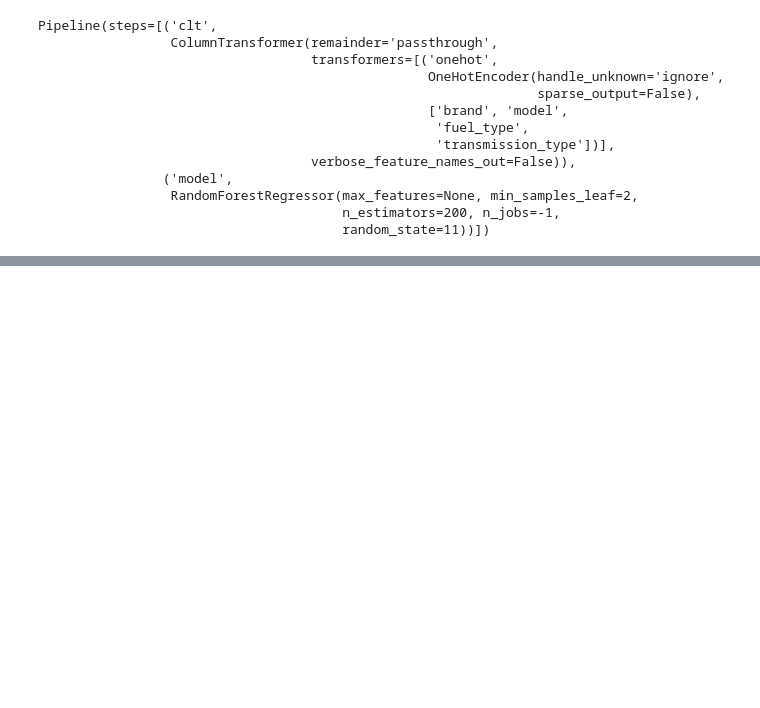
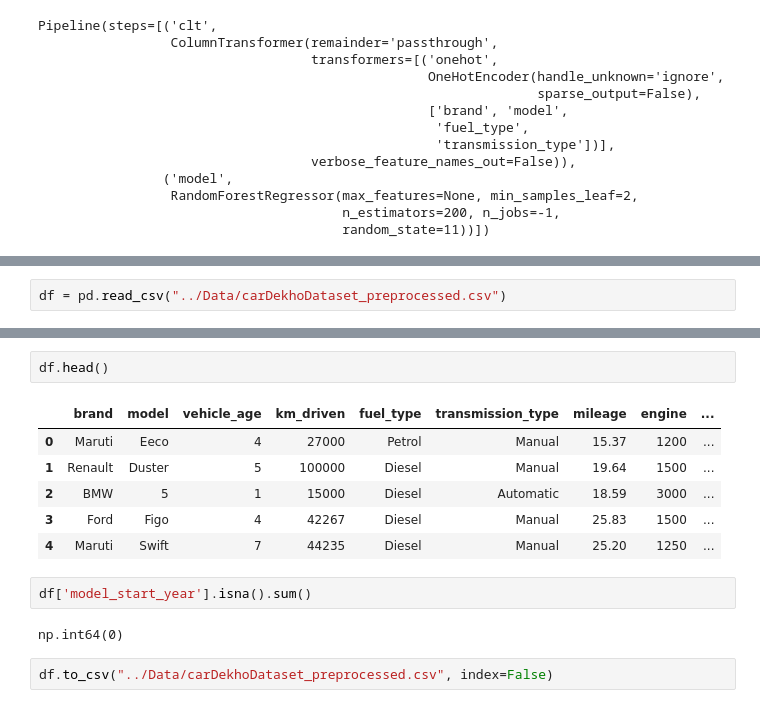
Before and after one commit to HassanUsmani/UsedCarPriceEstimator, a Jupyter notebook: notebook/main.ipynb, the cells around one changed output, grey strips where cells are left out. Cells and saved outputs as stored; diff of their text form; blank space fills up the shorter version.

```diff
--- a/notebook/main.ipynb
+++ b/notebook/main.ipynb
@@ -777,0 +763,2 @@ with open('D:/Users/dell/Documents/UsedCarPriceEstimator/model/model.pkl','wb')
+# %%
+df = pd.read_csv("../Data/carDekhoDataset_preprocessed.csv")
@@ -777,0 +861,15 @@ with open('D:/Users/dell/Documents/UsedCarPriceEstimator/model/model.pkl','wb')
+# %%
+df.head()
+# %% [output]
+|  | brand | model | vehicle_age | km_driven | fuel_type | transmission_type | mileage | engine | ... |
+| 0 | Maruti | Eeco | 4 | 27000 | Petrol | Manual | 15.37 | 1200 | ... |
+| 1 | Renault | Duster | 5 | 100000 | Diesel | Manual | 19.64 | 1500 | ... |
+| 2 | BMW | 5 | 1 | 15000 | Diesel | Automatic | 18.59 | 3000 | ... |
+| 3 | Ford | Figo | 4 | 42267 | Diesel | Manual | 25.83 | 1500 | ... |
+| 4 | Maruti | Swift | 7 | 44235 | Diesel | Manual | 25.20 | 1250 | ... |
+# %%
+df['model_start_year'].isna().sum()
+# %% [output]
+np.int64(0)
+# %%
+df.to_csv("../Data/carDekhoDataset_preprocessed.csv", index=False)
```
Also changed, not shown: parts of 27 cells of this notebook, 5 other files.
